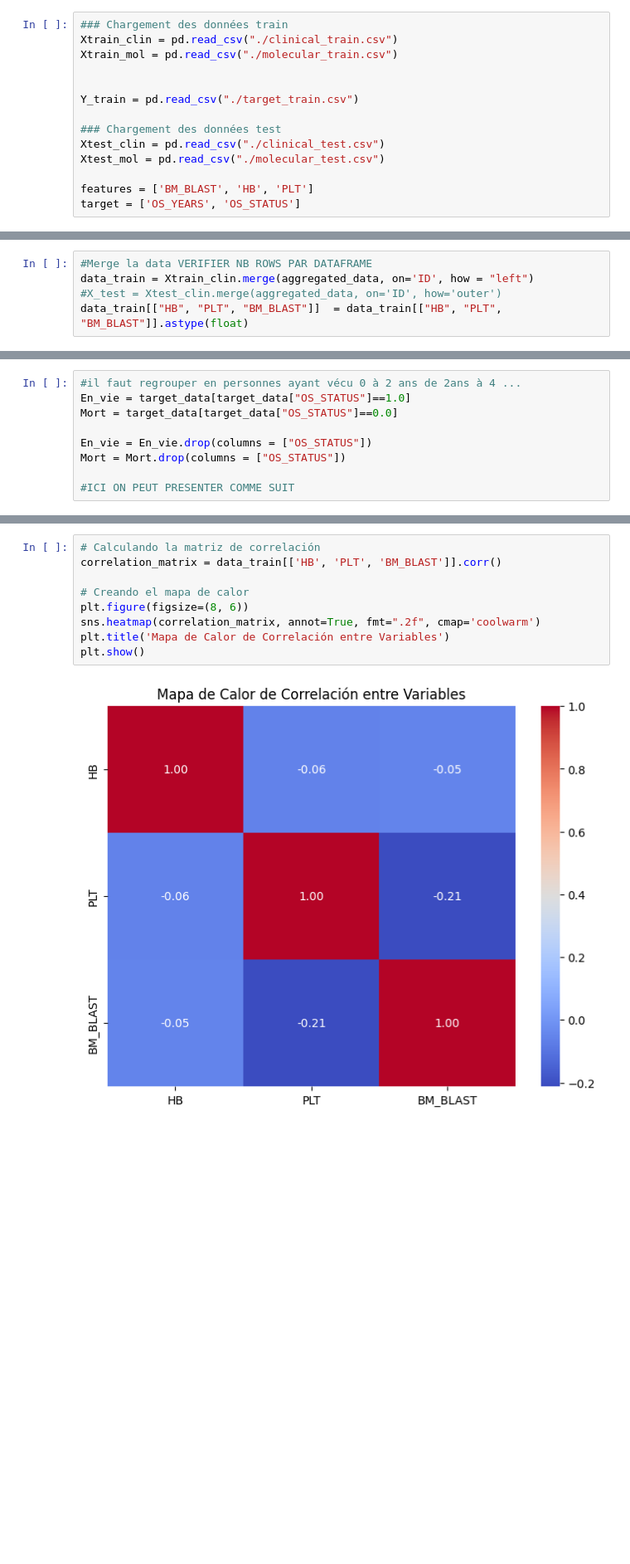
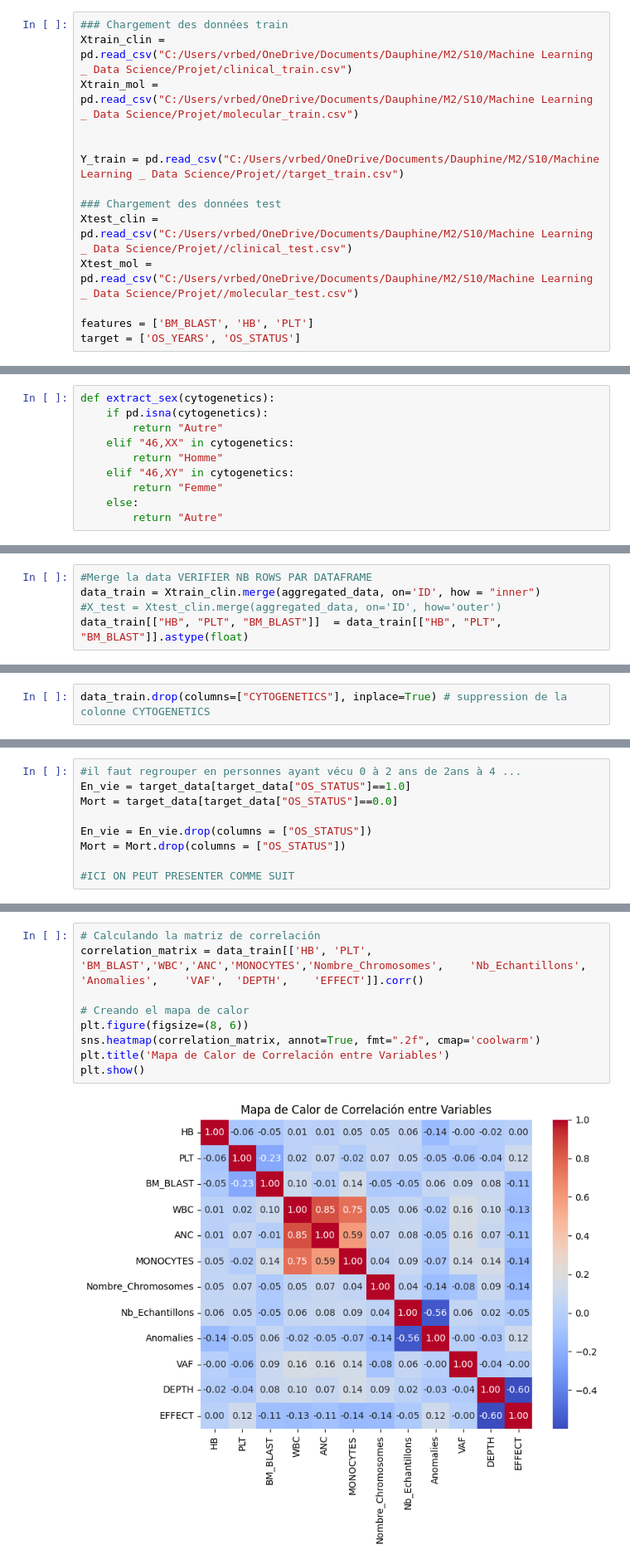
Before and after one commit to Oumaimabrini/Machine-Learning, a Jupyter notebook: Data_preparation.ipynb, the cells around one changed output, grey strips where cells are left out. Shown: that part at 83% size. Cells and saved outputs as stored; diff of their text form; blank space fills up the shorter version.

```diff
--- a/Data_preparation.ipynb
+++ b/Data_preparation.ipynb
@@ -36,15 +36,15 @@ Dans le cadre du cours de **machine learning**, nous travaillons sur ce projet p
 # Récupération des données :
 # %%
 ### Chargement des données train
-Xtrain_clin = pd.read_csv("./clinical_train.csv")
-Xtrain_mol = pd.read_csv("./molecular_train.csv")
+Xtrain_clin = pd.read_csv("C:/Users/vrbed/OneDrive/Documents/Dauphine/M2/S10/Machine Learning _ Data Science/Projet/clinical_train.csv")
+Xtrain_mol = pd.read_csv("C:/Users/vrbed/OneDrive/Documents/Dauphine/M2/S10/Machine Learning _ Data Science/Projet/molecular_train.csv")
 
 
-Y_train = pd.read_csv("./target_train.csv")
+Y_train = pd.read_csv("C:/Users/vrbed/OneDrive/Documents/Dauphine/M2/S10/Machine Learning _ Data Science/Projet//target_train.csv")
 
 ### Chargement des données test
-Xtest_clin = pd.read_csv("./clinical_test.csv")
-Xtest_mol = pd.read_csv("./molecular_test.csv")
+Xtest_clin = pd.read_csv("C:/Users/vrbed/OneDrive/Documents/Dauphine/M2/S10/Machine Learning _ Data Science/Projet//clinical_test.csv")
+Xtest_mol = pd.read_csv("C:/Users/vrbed/OneDrive/Documents/Dauphine/M2/S10/Machine Learning _ Data Science/Projet//molecular_test.csv")
 
 features = ['BM_BLAST', 'HB', 'PLT']
 target = ['OS_YEARS', 'OS_STATUS']
@@ -291,0 +332,10 @@ print(Xtrain_mol[["ID",'EFFECT']])
+# %%
+def extract_sex(cytogenetics):
+    if pd.isna(cytogenetics):
+        return "Autre"
+    elif "46,XX" in cytogenetics:
+        return "Homme"
+    elif "46,XY" in cytogenetics:
+        return "Femme"
+    else:
+        return "Autre"
@@ -351,5 +402,5 @@ Name: count, dtype: int64
 # %%
 #Merge la data VERIFIER NB ROWS PAR DATAFRAME
-data_train = Xtrain_clin.merge(aggregated_data, on='ID', how = "left")
+data_train = Xtrain_clin.merge(aggregated_data, on='ID', how = "inner")
 #X_test = Xtest_clin.merge(aggregated_data, on='ID', how='outer')
 data_train[["HB", "PLT", "BM_BLAST"]]  = data_train[["HB", "PLT", "BM_BLAST"]].astype(float)
@@ -355,0 +428,2 @@ data_train[["HB", "PLT", "BM_BLAST"]]  = data_train[["HB", "PLT", "BM_BLAST"]].a
+# %%
+data_train.drop(columns=["CYTOGENETICS"], inplace=True) # suppression de la colonne CYTOGENETICS
@@ -419,12 +495,12 @@ Histogramme_function(data_train["BM_BLAST"], "Histogramme des blastes médullair
 [figure]
 # %%
 # Calculando la matriz de correlación
-correlation_matrix = data_train[['HB', 'PLT', 'BM_BLAST']].corr()
+correlation_matrix = data_train[['HB', 'PLT', 'BM_BLAST','WBC','ANC','MONOCYTES','Nombre_Chromosomes',	'Nb_Echantillons',	'Anomalies',	'VAF',	'DEPTH',	'EFFECT']].corr()
 
 # Creando el mapa de calor
 plt.figure(figsize=(8, 6))
 sns.heatmap(correlation_matrix, annot=True, fmt=".2f", cmap='coolwarm')
 plt.title('Mapa de Calor de Correlación entre Variables')
 plt.show()
 # %% [output]
-[figure, old version]
+[figure, new version]
```
Also changed, not shown: parts of 37 cells of this notebook.
